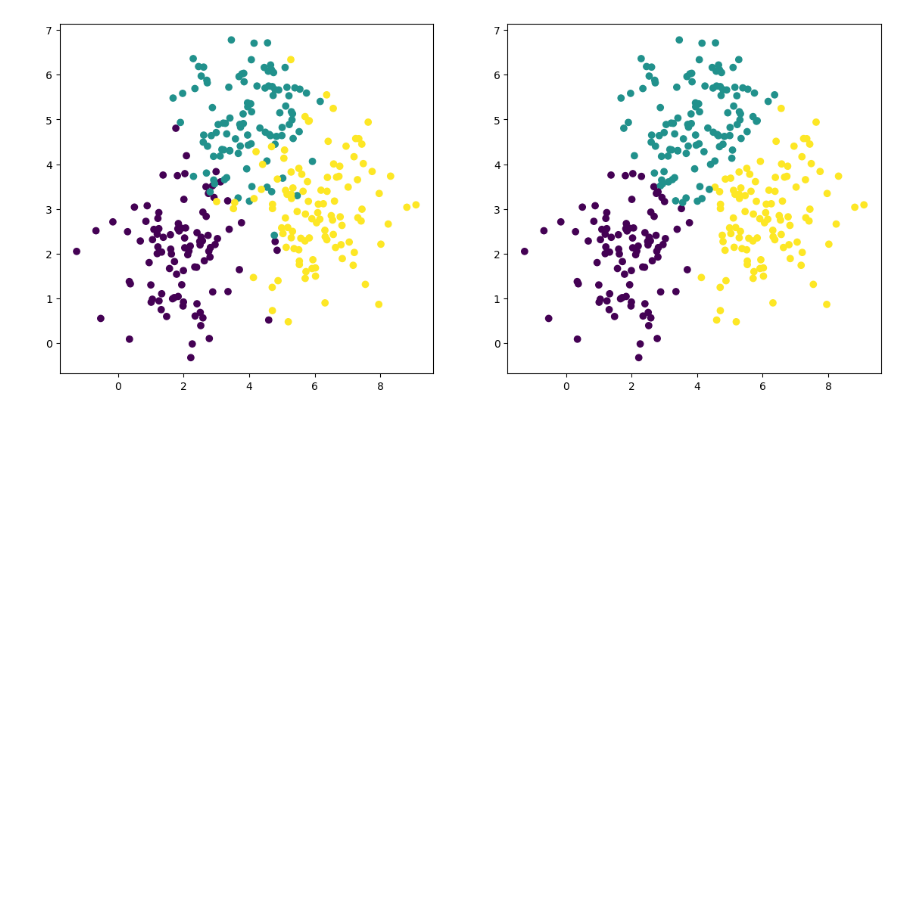
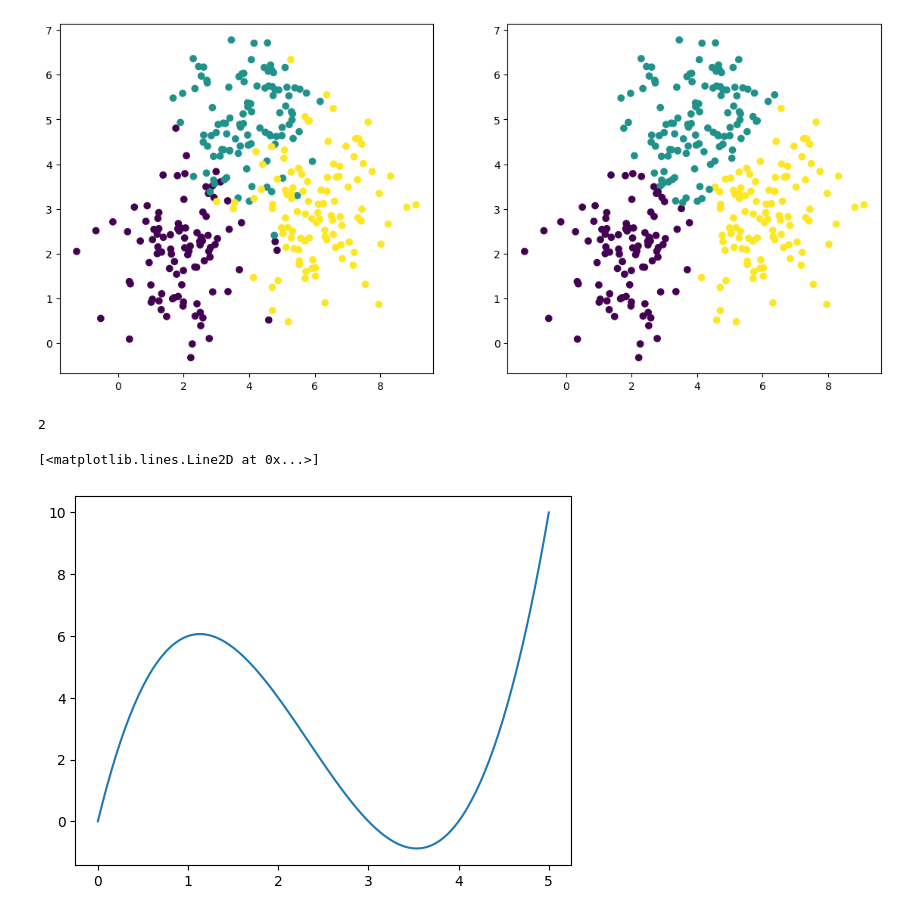
Before and after one commit to szmidapatrik/machine-learning, a Jupyter notebook: test.ipynb, the cells around one changed output. Cells and saved outputs as stored; diff of their text form; code cells hidden in the pictures; blank space fills up the shorter version.

```diff
--- a/test.ipynb
+++ b/test.ipynb
@@ -38,3 +38,26 @@ ax[1].scatter(X[:,0], X[:,1], c=nb.fit_predict(X,y))
 # %% [output]
 <matplotlib.collections.PathCollection at 0x...>
 [figure]
+# %%
+5 % 3
+# %% [output]
+2
+# %%
+def polynomial_function(x, pol_params=None):
+    if pol_params != None:
+        if np.array(pol_params).shape == (3,):
+            params = pol_params
+        elif np.array(pol_params).shape == ():
+            params = np.ones(3) * pol_params
+        else:
+            print('The given @pol_params parameter\'s type was incorrect. It must either be an integer, float, or an array of numbers with the length of 3.\nA random polynom will be generated.')
+            params = np.random.randint(-10,10,3)
+    else:
+        params = np.random.randint(-10,10,3)
+    return (x + params[0]) * (x + params[1]) * (x + params[2])
+
+x = np.linspace(0,5,100)
+plt.plot(x, polynomial_function(x,[-4, -3,  0]))
+# %% [output]
+[<matplotlib.lines.Line2D at 0x...>]
+[figure, added]
```
